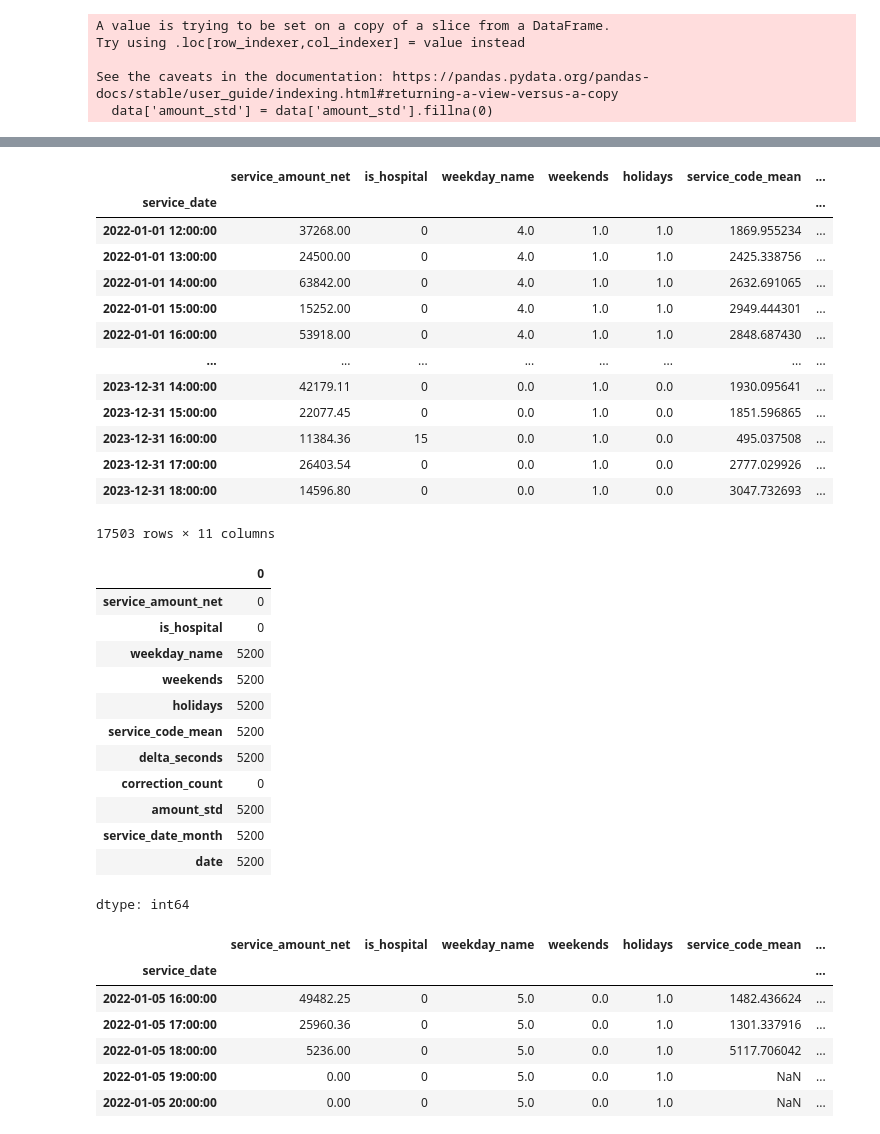
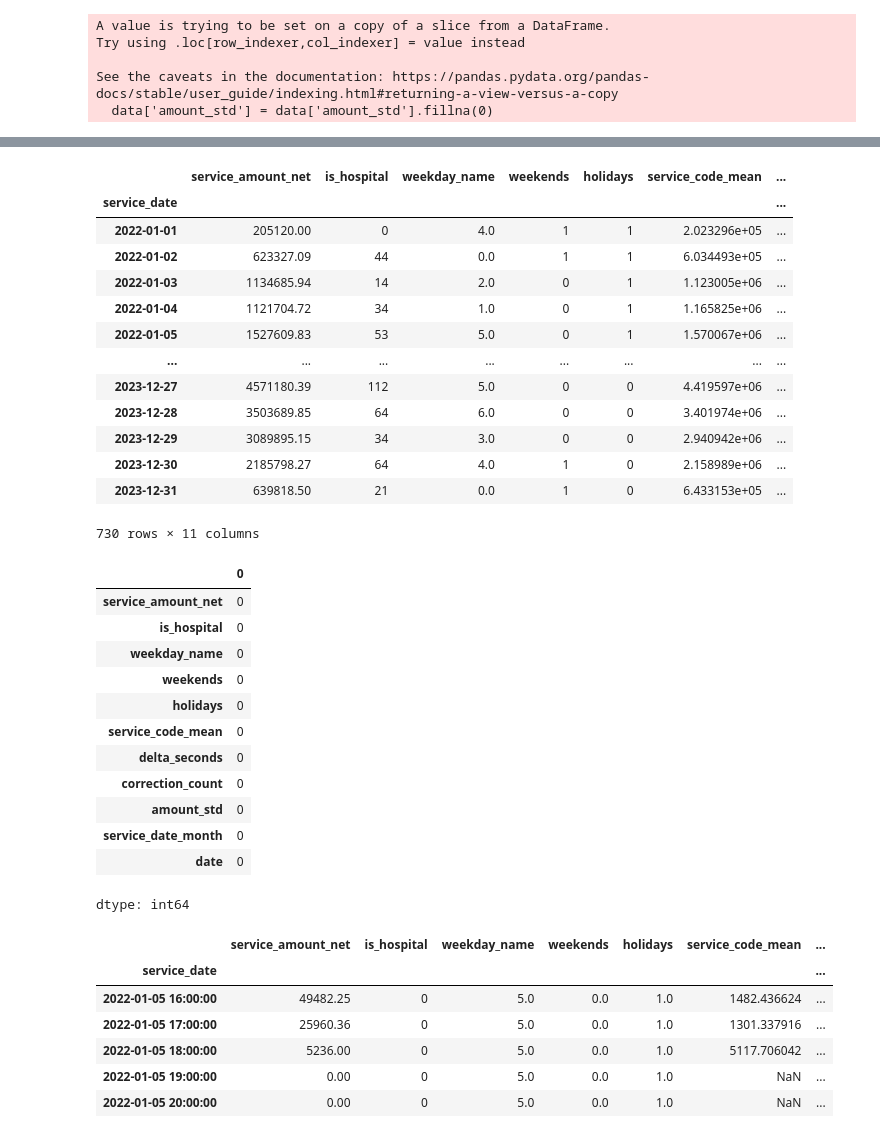
Before and after one commit to CCCXIV314/Sber, a Jupyter notebook: Sber_data_research.ipynb, the cells around one changed output, grey strips where cells are left out. Drawn from its saved outputs; the diff is of its cells as text; code cells hidden in the pictures.

```diff
--- a/Sber_data_research.ipynb
+++ b/Sber_data_research.ipynb
@@ -478,35 +474,35 @@ Data columns (total 18 columns):
 dtypes: float64(8), int32(4), int64(4), object(2)
 memory usage: 140.4+ MB
 # %%
-aggregated_data = data_linear.resample('H').agg({
+aggregated_data = data_linear.resample('D').agg({
     'service_amount_net': 'sum',
     'is_hospital': 'sum',
     'weekday_name': 'first',
     'weekends': 'first',
     'holidays': 'first',
-    'service_code_mean': 'mean',
+    'service_code_mean': 'sum', # mean
     'delta_seconds': 'mean',
     'correction_count': 'sum',
     'amount_std': 'mean',
     'service_date_month': 'first',
     'date': 'first'
 })
 aggregated_data
 # %% [output]
 |  | service_amount_net | is_hospital | weekday_name | weekends | holidays | service_code_mean | ... |
 | service_date |  |  |  |  |  |  | ... |
-| 2022-01-01 12:00:00 | 37268.00 | 0 | 4.0 | 1.0 | 1.0 | 1869.955234 | ... |
-| 2022-01-01 13:00:00 | 24500.00 | 0 | 4.0 | 1.0 | 1.0 | 2425.338756 | ... |
-| 2022-01-01 14:00:00 | 63842.00 | 0 | 4.0 | 1.0 | 1.0 | 2632.691065 | ... |
-| 2022-01-01 15:00:00 | 15252.00 | 0 | 4.0 | 1.0 | 1.0 | 2949.444301 | ... |
-| 2022-01-01 16:00:00 | 53918.00 | 0 | 4.0 | 1.0 | 1.0 | 2848.687430 | ... |
+| 2022-01-01 | 205120.00 | 0 | 4.0 | 1 | 1 | 2.023296e+05 | ... |
+| 2022-01-02 | 623327.09 | 44 | 0.0 | 1 | 1 | 6.034493e+05 | ... |
+| 2022-01-03 | 1134685.94 | 14 | 2.0 | 0 | 1 | 1.123005e+06 | ... |
+| 2022-01-04 | 1121704.72 | 34 | 1.0 | 0 | 1 | 1.165825e+06 | ... |
+| 2022-01-05 | 1527609.83 | 53 | 5.0 | 0 | 1 | 1.570067e+06 | ... |
 | ... | ... | ... | ... | ... | ... | ... | ... |
-| 2023-12-31 14:00:00 | 42179.11 | 0 | 0.0 | 1.0 | 0.0 | 1930.095641 | ... |
-| 2023-12-31 15:00:00 | 22077.45 | 0 | 0.0 | 1.0 | 0.0 | 1851.596865 | ... |
-| 2023-12-31 16:00:00 | 11384.36 | 15 | 0.0 | 1.0 | 0.0 | 495.037508 | ... |
-| 2023-12-31 17:00:00 | 26403.54 | 0 | 0.0 | 1.0 | 0.0 | 2777.029926 | ... |
-| 2023-12-31 18:00:00 | 14596.80 | 0 | 0.0 | 1.0 | 0.0 | 3047.732693 | ... |
+| 2023-12-27 | 4571180.39 | 112 | 5.0 | 0 | 0 | 4.419597e+06 | ... |
+| 2023-12-28 | 3503689.85 | 64 | 6.0 | 0 | 0 | 3.401974e+06 | ... |
+| 2023-12-29 | 3089895.15 | 34 | 3.0 | 0 | 0 | 2.940942e+06 | ... |
+| 2023-12-30 | 2185798.27 | 64 | 4.0 | 1 | 0 | 2.158989e+06 | ... |
+| 2023-12-31 | 639818.50 | 21 | 0.0 | 1 | 0 | 6.433153e+05 | ... |
-17503 rows × 11 columns
+730 rows × 11 columns
 # %%
 aggregated_data.isna().sum()
 # aggregated_data[aggregated_data['weekday_name'].isna()]
@@ -514,15 +510,15 @@ aggregated_data.isna().sum()
 |  | 0 |
 | service_amount_net | 0 |
 | is_hospital | 0 |
-| weekday_name | 5200 |
-| weekends | 5200 |
-| holidays | 5200 |
-| service_code_mean | 5200 |
-| delta_seconds | 5200 |
+| weekday_name | 0 |
+| weekends | 0 |
+| holidays | 0 |
+| service_code_mean | 0 |
+| delta_seconds | 0 |
 | correction_count | 0 |
-| amount_std | 5200 |
-| service_date_month | 5200 |
-| date | 5200 |
+| amount_std | 0 |
+| service_date_month | 0 |
+| date | 0 |
 dtype: int64
 # %%
 #день недели
```
Also changed, not shown: parts of 11 cells of this notebook.
